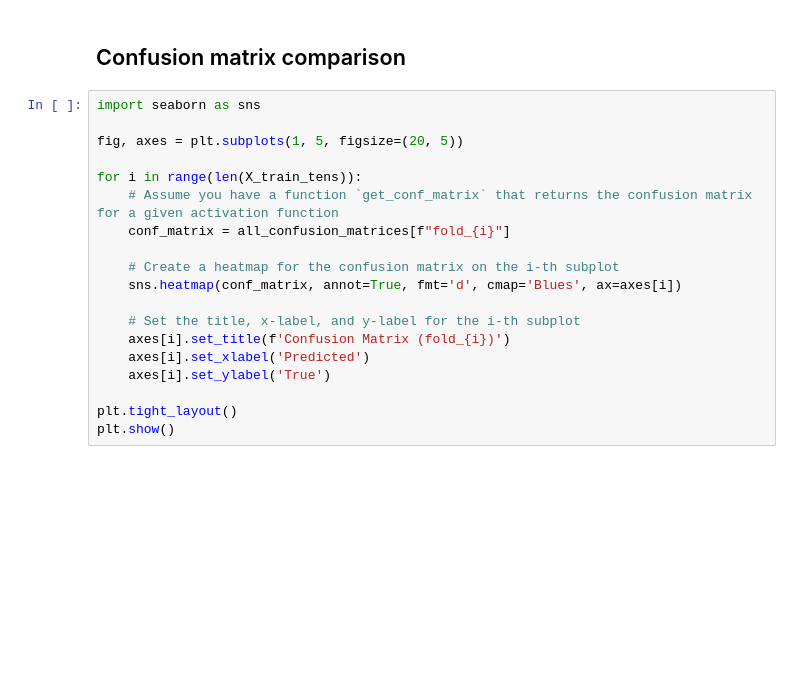
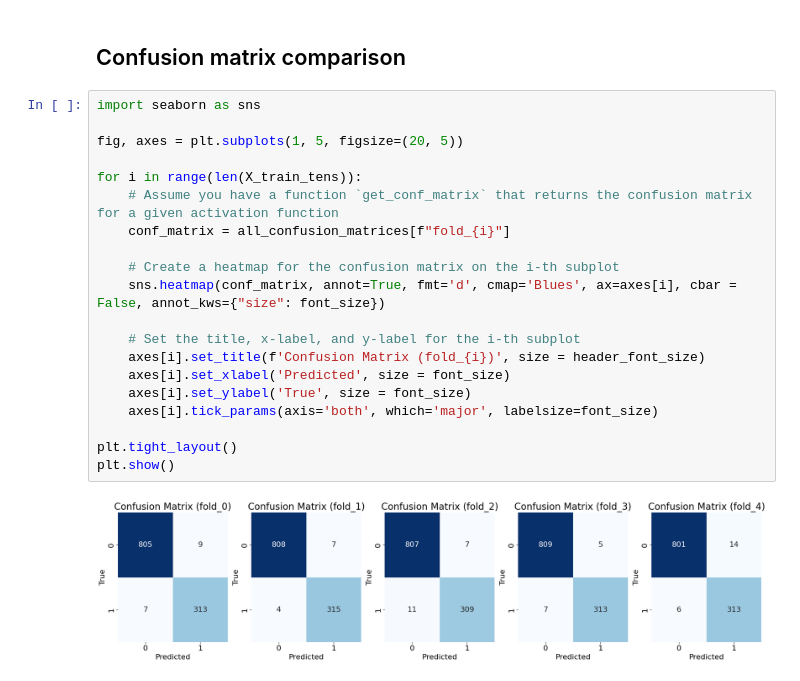
Before and after one commit to uh2000/brown_dwarf_detection, a Jupyter notebook: main.ipynb, the cells around one changed output. Drawn from its saved outputs; the diff is of its cells as text; blank space fills up the shorter version.

```diff
--- a/main.ipynb
+++ b/main.ipynb
@@ -321,19 +399,22 @@ print(len(y_test[y_test == 1]))
 # %%
 import seaborn as sns
 
 fig, axes = plt.subplots(1, 5, figsize=(20, 5))
 
 for i in range(len(X_train_tens)):
     # Assume you have a function `get_conf_matrix` that returns the confusion matrix for a given activation function
     conf_matrix = all_confusion_matrices[f"fold_{i}"]
 
     # Create a heatmap for the confusion matrix on the i-th subplot
-    sns.heatmap(conf_matrix, annot=True, fmt='d', cmap='Blues', ax=axes[i])
+    sns.heatmap(conf_matrix, annot=True, fmt='d', cmap='Blues', ax=axes[i], cbar = False, annot_kws={"size": font_size})
 
     # Set the title, x-label, and y-label for the i-th subplot
-    axes[i].set_title(f'Confusion Matrix (fold_{i})')
-    axes[i].set_xlabel('Predicted')
-    axes[i].set_ylabel('True')
+    axes[i].set_title(f'Confusion Matrix (fold_{i})', size = header_font_size)
+    axes[i].set_xlabel('Predicted', size = font_size)
+    axes[i].set_ylabel('True', size = font_size)
+    axes[i].tick_params(axis='both', which='major', labelsize=font_size)
 
 plt.tight_layout()
 plt.show()
+# %% [output]
+[figure, added]
```
Also changed, not shown: parts of 12 cells of this notebook, 1 other file.
